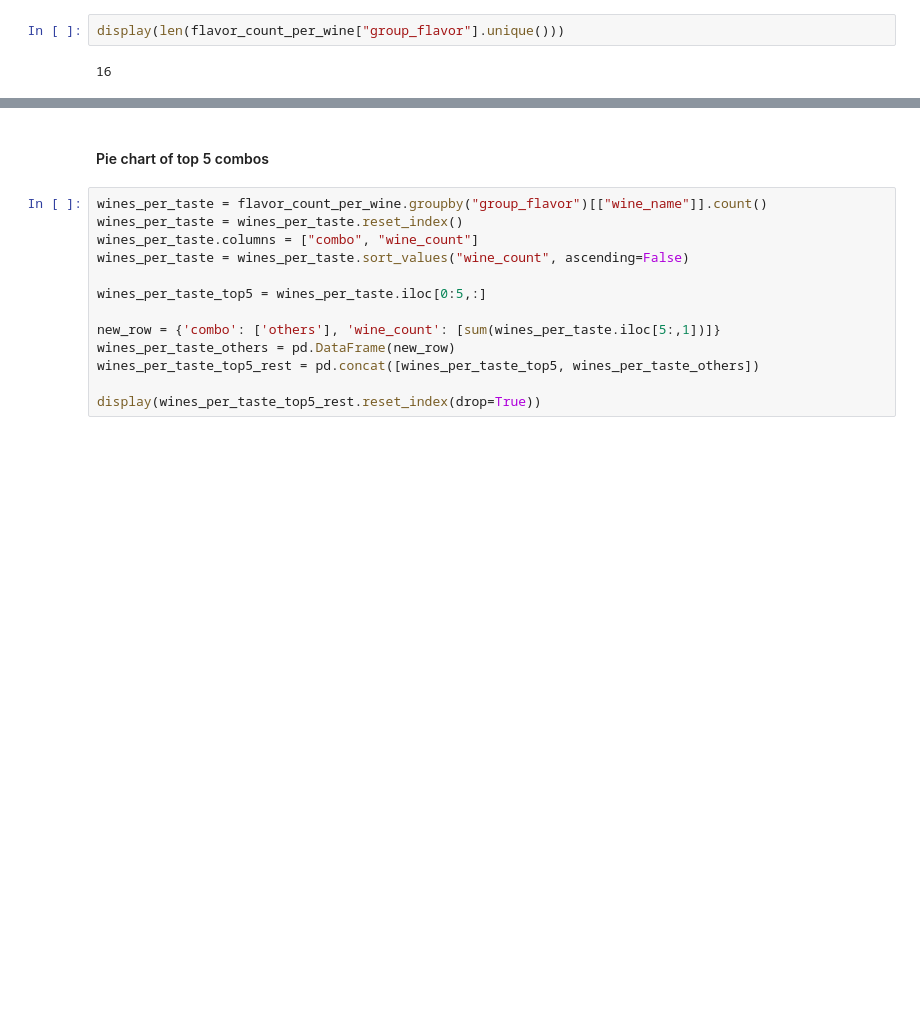
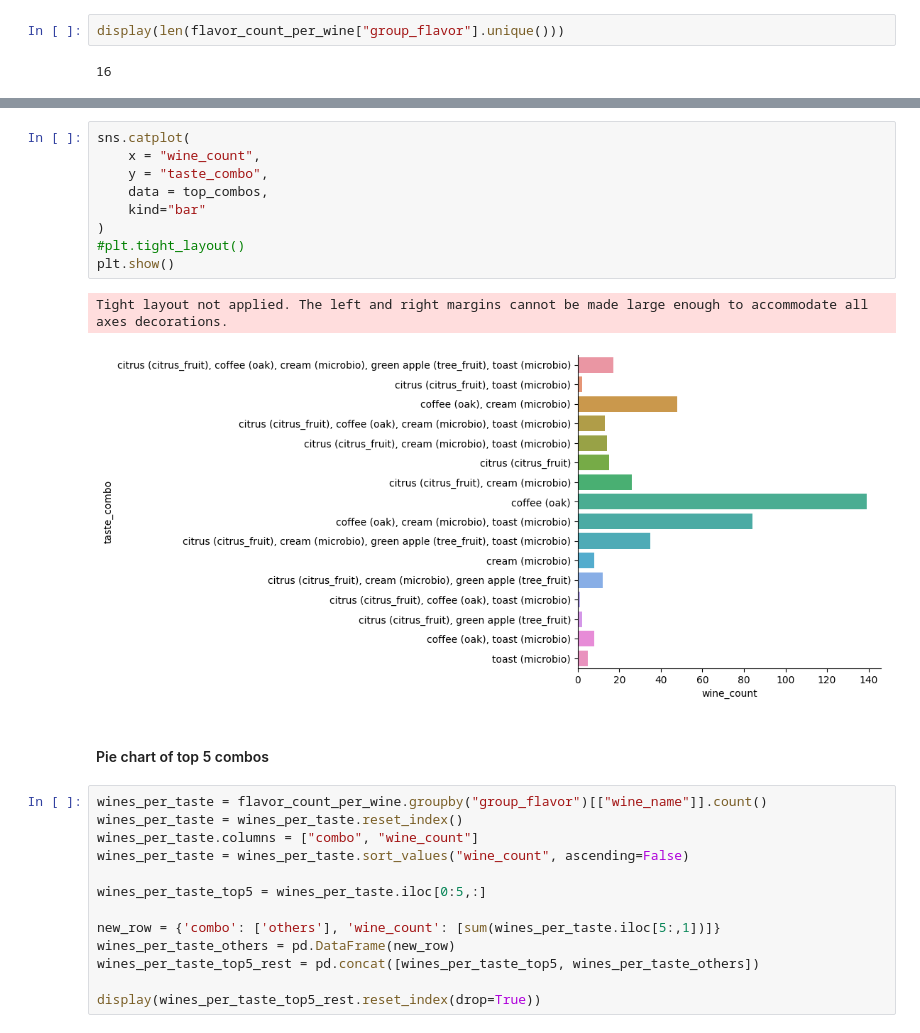
Before and after one commit to Finol12/Wiwinio-Project, a Jupyter notebook: notebooks/question_3.ipynb, the cells around one changed output, grey strips where cells are left out. Saved outputs shown, nothing was run; the diff lists cells and outputs as text; blank space fills up the shorter version.

```diff
--- a/notebooks/question_3.ipynb
+++ b/notebooks/question_3.ipynb
@@ -307,3 +308,15 @@ plt.clf()
+# %%
+sns.catplot(
+	x = "wine_count",
+    y = "taste_combo",
+	data = top_combos,
+    kind="bar"
+)
+#plt.tight_layout()
+plt.show()
+# %% [output]
+Tight layout not applied. The left and right margins cannot be made large enough to accommodate all axes decorations.
+[figure, added]
 # %% [markdown]
 #### Pie chart of top 5 combos
 # %%
```
Also changed, not shown: parts of 2 cells of this notebook.
